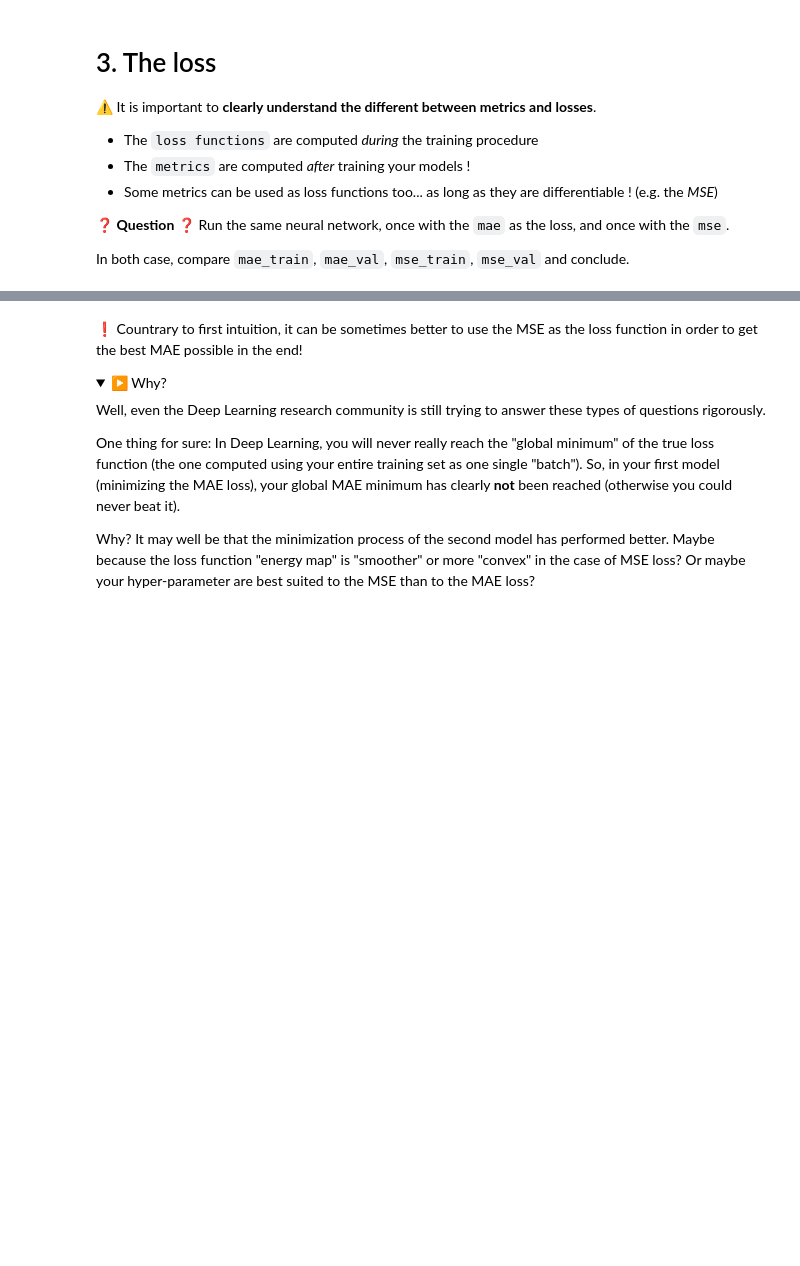
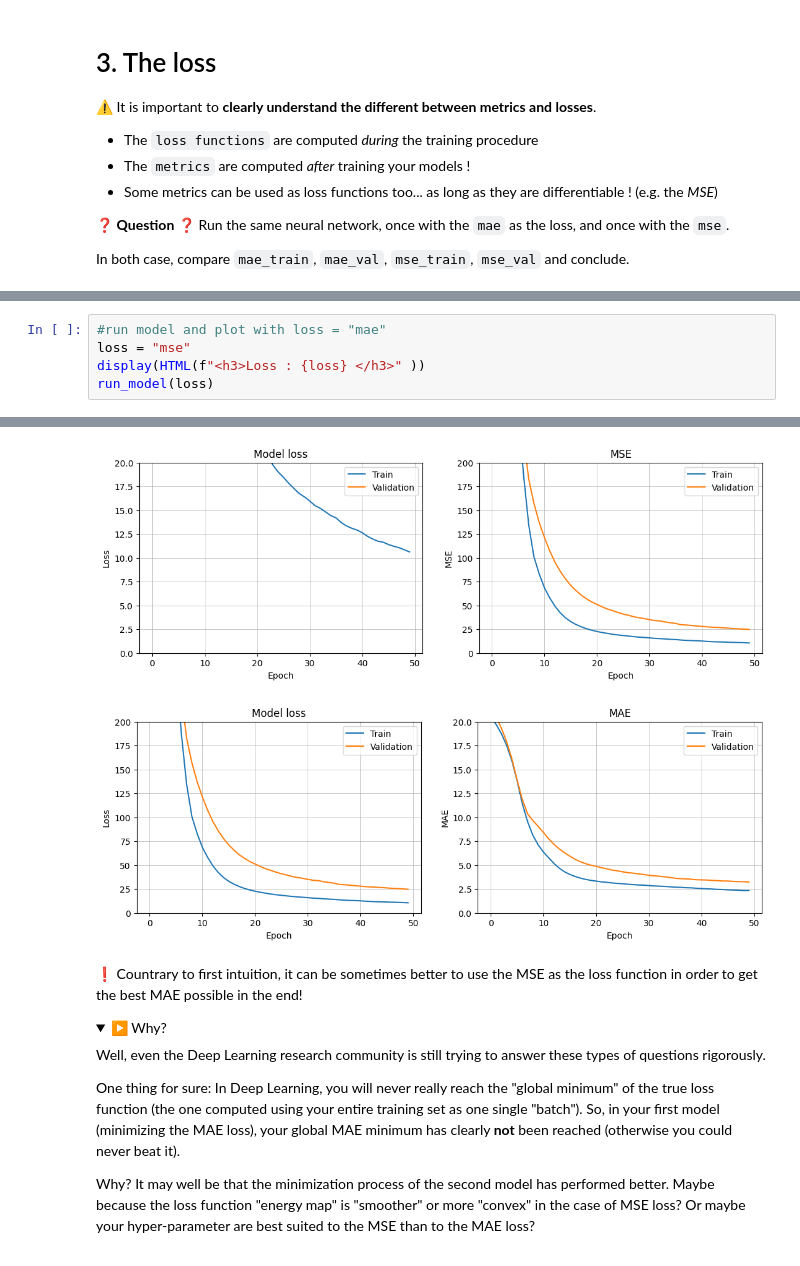
Before and after one commit to rpdev63/brief-deep-learning, a Jupyter notebook: Challenge3/Challenge-3-Finetune-your-neural-network.ipynb, the cells around one changed output, grey strips where cells are left out. Drawn from its saved outputs; the diff is of its cells as text; folded sections open; blank space fills up the shorter version.

```diff
--- a/Challenge3/Challenge-3-Finetune-your-neural-network.ipynb
+++ b/Challenge3/Challenge-3-Finetune-your-neural-network.ipynb
@@ -414,0 +374,6 @@ plot_loss_mae(history_mse_loss)
+# %%
+#run model and plot with loss = "mae"
+loss = "mse"
+display(HTML(f"<h3>Loss : {loss} </h3>" ))
+run_model(loss)
+# %% [output]
@@ -415,3 +381,5 @@ plot_loss_mae(history_mse_loss)
+[figure, added]
+[figure, added]
 # %% [markdown]
 ❗️ Countrary to first intuition, it can be sometimes better to use the MSE as the loss function in order to get the best MAE possible in the end!
 
```
Also changed, not shown: parts of 15 cells of this notebook, 12 other files.
